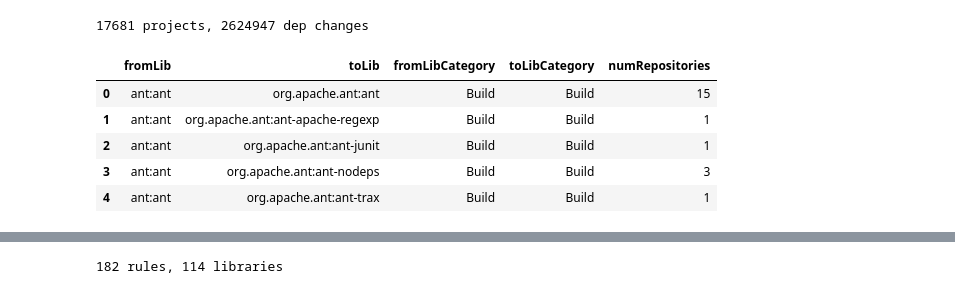
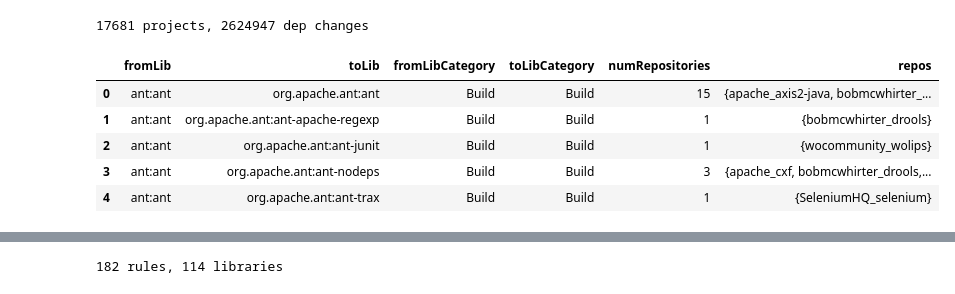
Before and after one commit to hehao98/LibraryMigration, a Jupyter notebook: plot_migrations.ipynb, the cells around one changed output, grey strips where cells are left out. Saved outputs shown, nothing was run; the diff lists cells and outputs as text; code cells hidden in the pictures.

```diff
--- a/plot_migrations.ipynb
+++ b/plot_migrations.ipynb
@@ -51,16 +51,18 @@ lib2popularity = dict(zip(libraries.name, libraries.dependentRepositoriesCount))
 # %%
 rules["fromLibCategory"] = rules.fromLib.map(lambda x: lib2category[x]).fillna("Other")
 rules["toLibCategory"] = rules.toLib.map(lambda x: lib2category[x]).fillna("Other")
 rules["numRepositories"] = [len(set(migrations[(migrations.fromLib == from_lib) & (migrations.toLib == to_lib)].repoName))
                             for from_lib, to_lib in zip(rules.fromLib, rules.toLib)]
+rules["repos"] =  [set(migrations[(migrations.fromLib == from_lib) & (migrations.toLib == to_lib)].repoName)
+                            for from_lib, to_lib in zip(rules.fromLib, rules.toLib)]
 rules.head()
 # %% [output]
-|  | fromLib | toLib | fromLibCategory | toLibCategory | numRepositories |
-| 0 | ant:ant | org.apache.ant:ant | Build | Build | 15 |
-| 1 | ant:ant | org.apache.ant:ant-apache-regexp | Build | Build | 1 |
-| 2 | ant:ant | org.apache.ant:ant-junit | Build | Build | 1 |
-| 3 | ant:ant | org.apache.ant:ant-nodeps | Build | Build | 3 |
-| 4 | ant:ant | org.apache.ant:ant-trax | Build | Build | 1 |
+|  | fromLib | toLib | fromLibCategory | toLibCategory | numRepositories | repos |
+| 0 | ant:ant | org.apache.ant:ant | Build | Build | 15 | {apache_axis2-java, bobmcwhirter_... |
+| 1 | ant:ant | org.apache.ant:ant-apache-regexp | Build | Build | 1 | {bobmcwhirter_drools} |
+| 2 | ant:ant | org.apache.ant:ant-junit | Build | Build | 1 | {wocommunity_wolips} |
+| 3 | ant:ant | org.apache.ant:ant-nodeps | Build | Build | 3 | {apache_cxf, bobmcwhirter_drools,... |
+| 4 | ant:ant | org.apache.ant:ant-trax | Build | Build | 1 | {SeleniumHQ_selenium} |
 # %%
 rules[rules.fromLibCategory != rules.toLibCategory]
 # %% [output]
```
Also changed, not shown: parts of 7 cells of this notebook, 3 other files.
